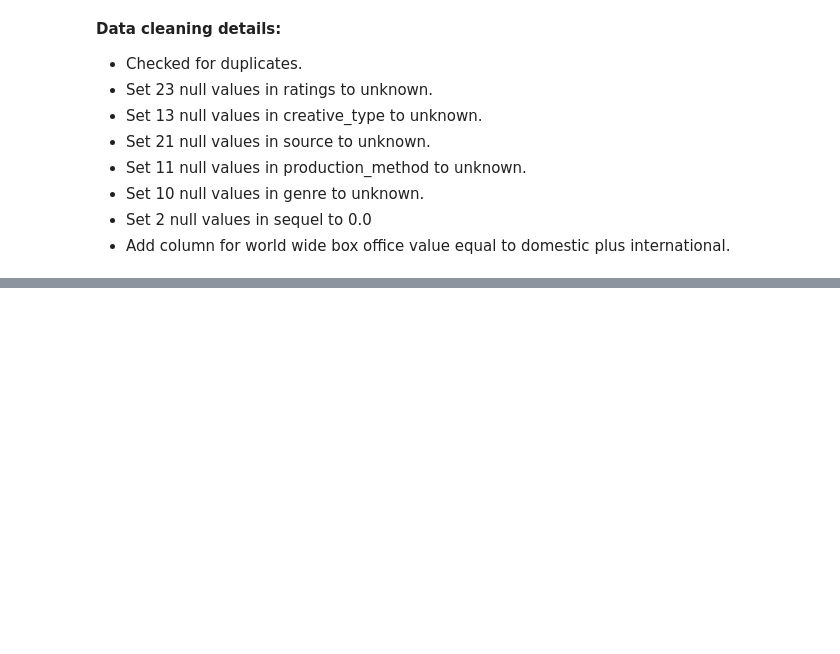
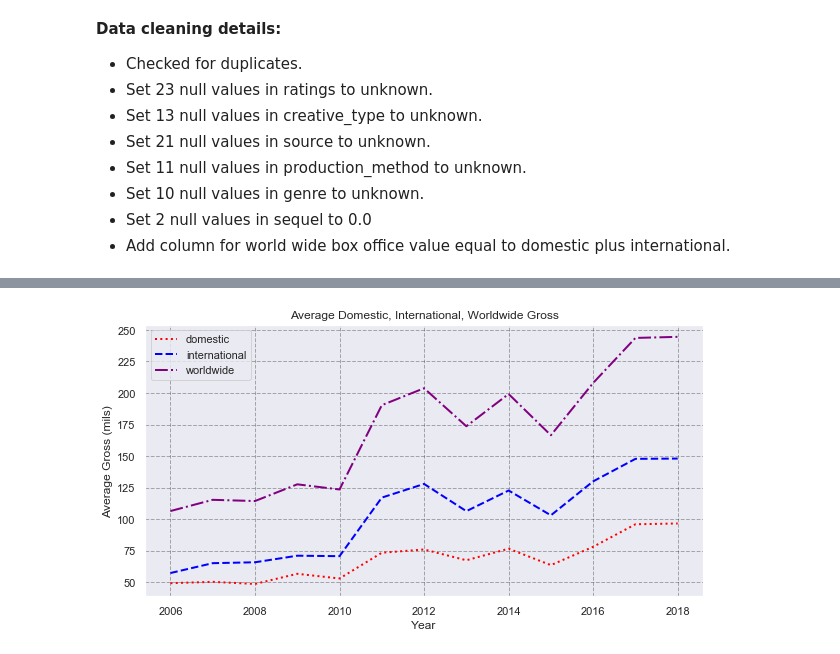
Before and after one commit to melodygr/microsoft_movie_analysis, a Jupyter notebook: Notebooks/Box_Office_Trends.ipynb, the cells around one changed output, grey strips where cells are left out. Cells and saved outputs as stored; diff of their text form; code cells hidden in the pictures; blank space fills up the shorter version.

```diff
--- a/Notebooks/Box_Office_Trends.ipynb
+++ b/Notebooks/Box_Office_Trends.ipynb
@@ -219,0 +279,9 @@ import seaborn as sns
+# %%
+#  As our data appears to be inconsistent over the years, tracking the total box office sales per year would lead us to believe
+#  that movive sales are tracking downward.  Perhaps it will be smarter to look at box office returns divided by the total
+#  number of movies we have each year.  I will add a column with value of 1 for each movie, so when we groupby and sum, we will
+#  have the count of movies each year.
+
+clean_opus_movie_data_df['count'] = np.ones((len(clean_opus_movie_data_df),), dtype=int)
+grouped_year = clean_opus_movie_data_df.groupby('production_year').sum()
+grouped_year
@@ -219,0 +304,8 @@ import seaborn as sns
+# %%
+#  As a check, the count values are the same that we saw above using value_counts().  Now let's add a column of box_office per
+#  movie, for each of domestic, international, and world-wide and display in millions for readability.
+
+grouped_year['avg_dom_per_movie(mils)'] = grouped_year['domestic_box_office'] / grouped_year['count'] / 1000000
+grouped_year['avg_int_per_movie(mils)'] = grouped_year['international_box_office'] / grouped_year['count'] / 1000000
+grouped_year['avg_ww_per_movie(mils)'] = grouped_year['world_wide_box_office'] / grouped_year['count'] / 1000000
+grouped_year
@@ -219,0 +328,17 @@ import seaborn as sns
+# %%
+#  Now we can look at the graphs over time for box office results
+
+plt.figure(figsize=(10, 5))
+plt.plot(grouped_year.index, grouped_year['avg_dom_per_movie(mils)'], color='red', linewidth=2.0, linestyle=':')
+plt.plot(grouped_year.index, grouped_year['avg_int_per_movie(mils)'], color='blue', linewidth=2.0, linestyle='--')
+plt.plot(grouped_year.index, grouped_year['avg_ww_per_movie(mils)'], color='purple', linewidth=2.0, linestyle='-.')
+
+plt.grid(color = 'black', alpha = 0.3, linestyle = '--', linewidth = 1)
+plt.title('Average Domestic, International, Worldwide Gross')
+plt.xlabel('Year')
+plt.ylabel('Average Gross (mils)')
+plt.legend(['domestic','international', 'worldwide'], loc=2)
+plt.savefig('../images/avg_gross.png')
+plt.show();
+# %% [output]
+[figure, added]
```
Also changed, not shown: parts of 16 cells of this notebook, 3 other files.
